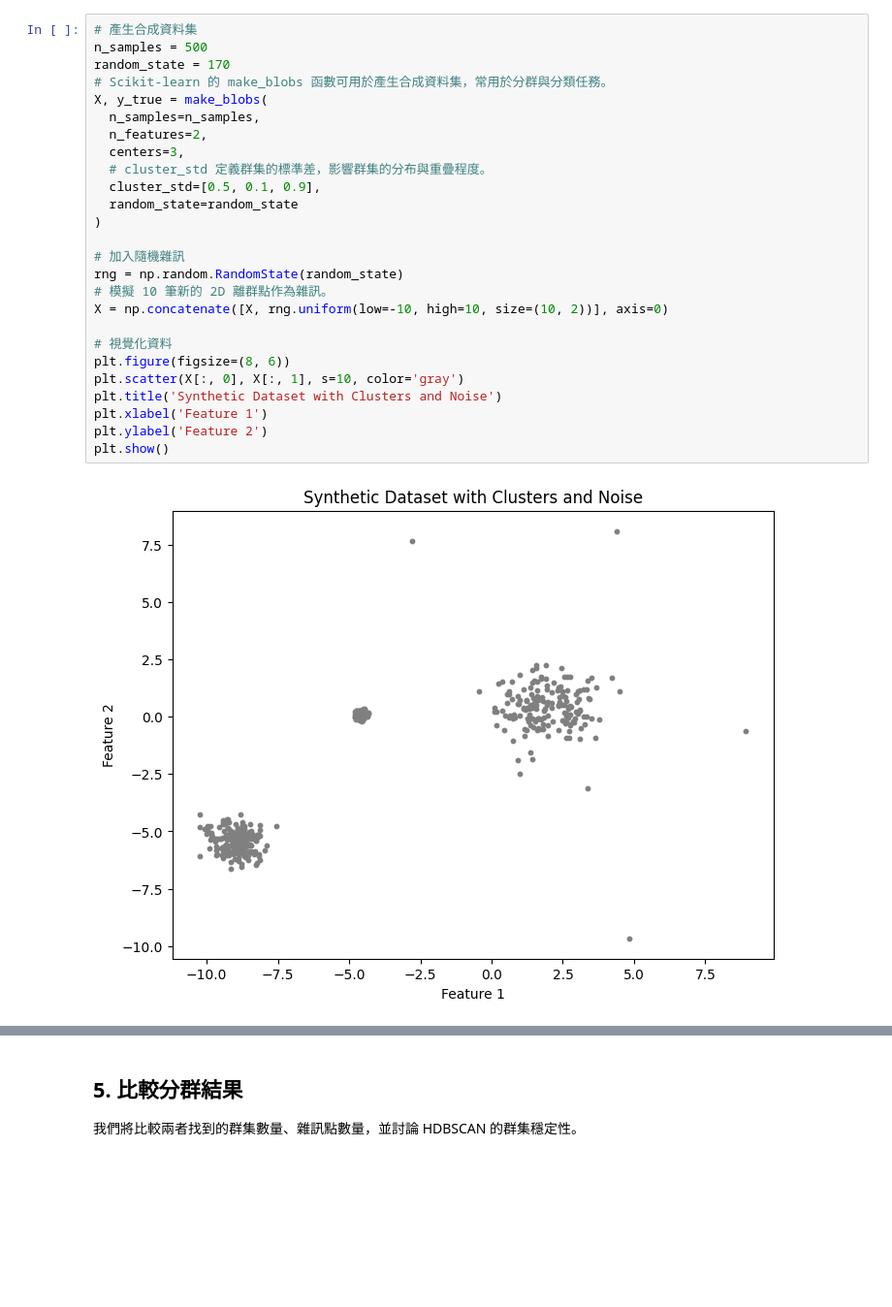
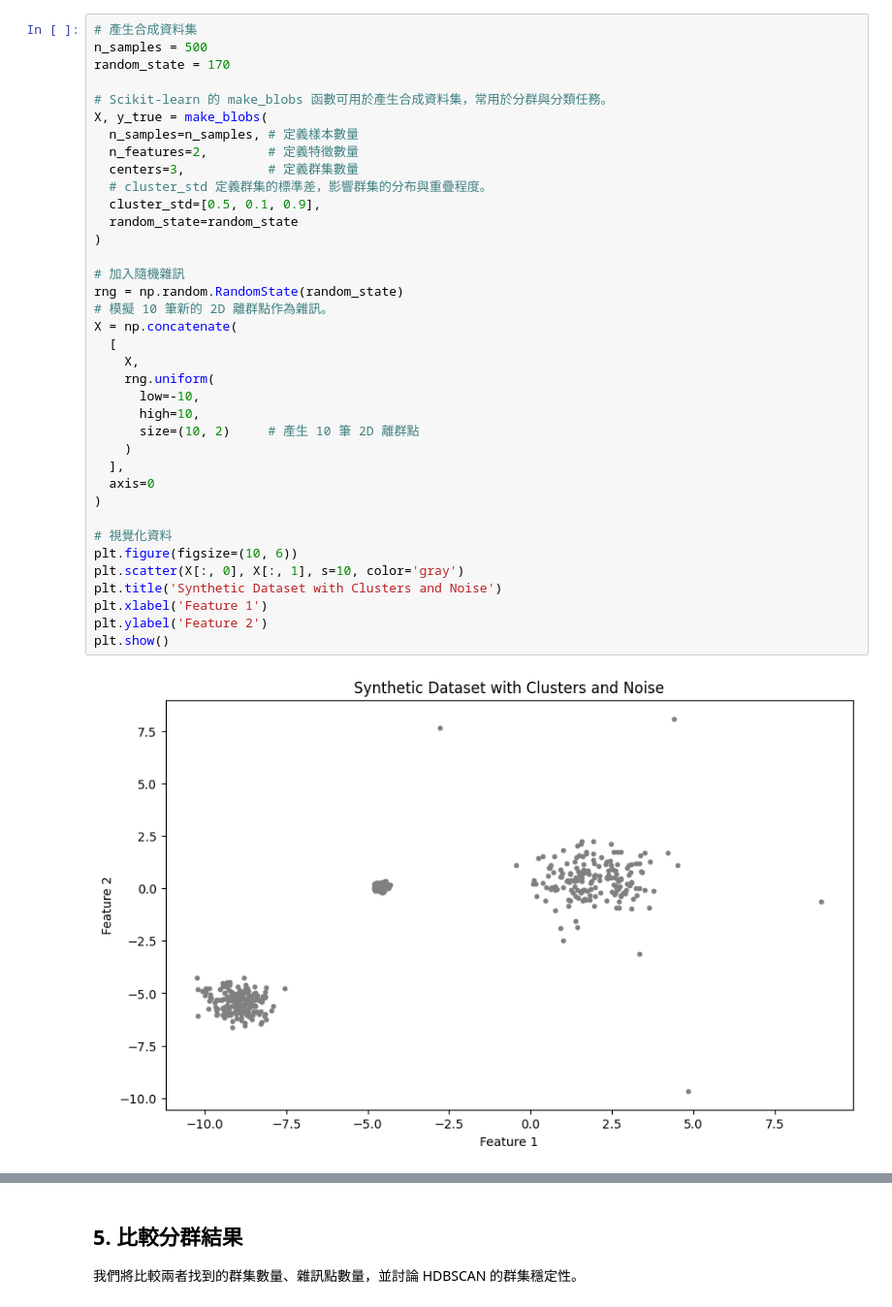
Before and after one commit to jonascheng/anomalyebook, a Jupyter notebook: 02_dbscan-vs-hdbscan.ipynb, the cells around one changed output, grey strips where cells are left out. Shown at 97% size. Saved outputs shown, nothing was run; the diff lists cells and outputs as text; blank space fills up the shorter version.

```diff
--- a/02_dbscan-vs-hdbscan.ipynb
+++ b/02_dbscan-vs-hdbscan.ipynb
@@ -33,29 +35,40 @@ from sklearn.cluster import DBSCAN
 # %%
 # 產生合成資料集
 n_samples = 500
 random_state = 170
+
 # Scikit-learn 的 make_blobs 函數可用於產生合成資料集，常用於分群與分類任務。
 X, y_true = make_blobs(
-  n_samples=n_samples,
-  n_features=2,
-  centers=3,
+  n_samples=n_samples, # 定義樣本數量
+  n_features=2,        # 定義特徵數量
+  centers=3,           # 定義群集數量
   # cluster_std 定義群集的標準差，影響群集的分布與重疊程度。
   cluster_std=[0.5, 0.1, 0.9],
   random_state=random_state
 )
 
 # 加入隨機雜訊
 rng = np.random.RandomState(random_state)
 # 模擬 10 筆新的 2D 離群點作為雜訊。
-X = np.concatenate([X, rng.uniform(low=-10, high=10, size=(10, 2))], axis=0)
+X = np.concatenate(
+  [
+    X,
+    rng.uniform(
+      low=-10,
+      high=10,
+      size=(10, 2)     # 產生 10 筆 2D 離群點
+    )
+  ],
+  axis=0
+)
 
 # 視覺化資料
-plt.figure(figsize=(8, 6))
+plt.figure(figsize=(10, 6))
 plt.scatter(X[:, 0], X[:, 1], s=10, color='gray')
 plt.title('Synthetic Dataset with Clusters and Noise')
 plt.xlabel('Feature 1')
 plt.ylabel('Feature 2')
 plt.show()
 # %% [output]
-[figure, old version]
+[figure, new version]
 # %% [markdown]
```
Also changed, not shown: parts of 15 cells of this notebook, 1 other file.
